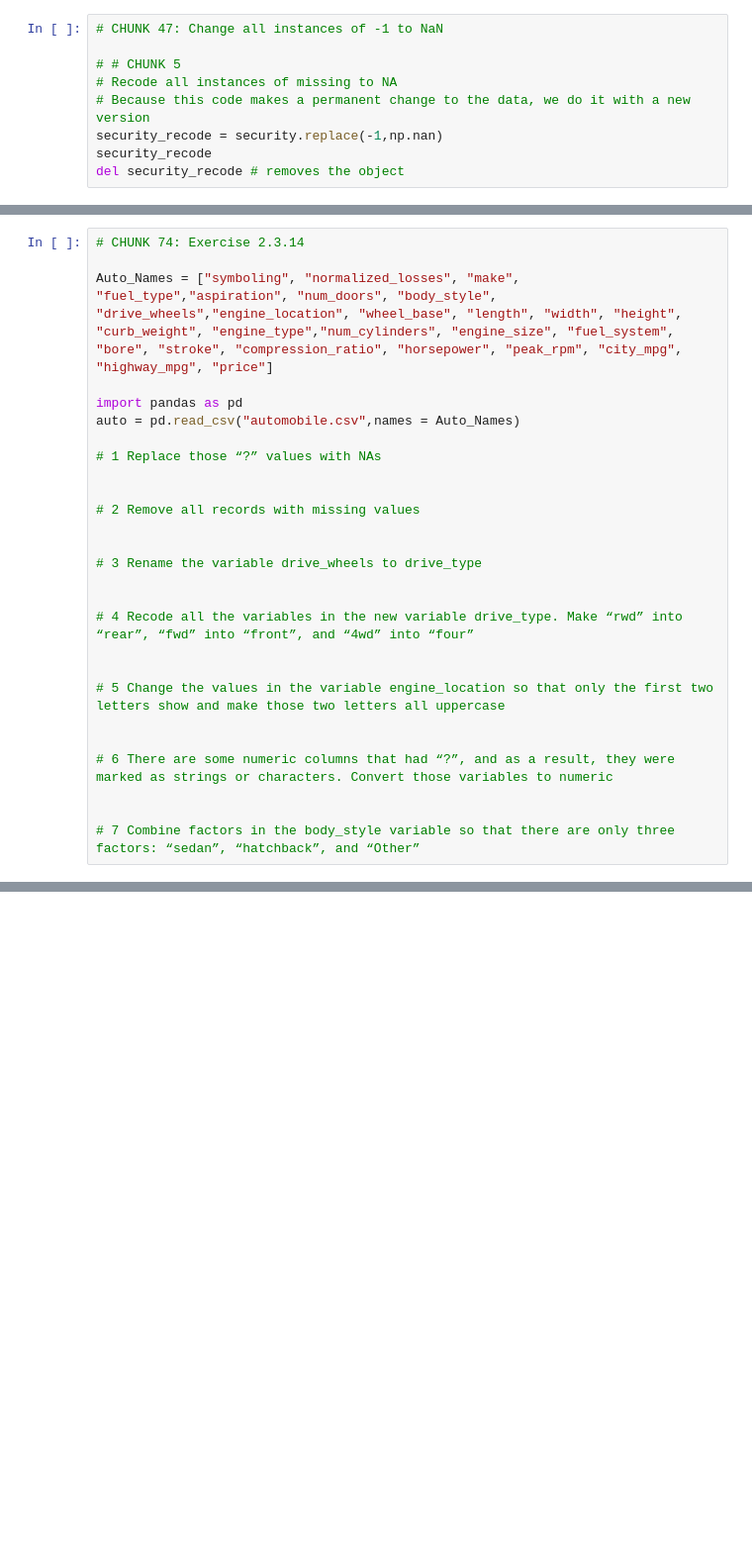
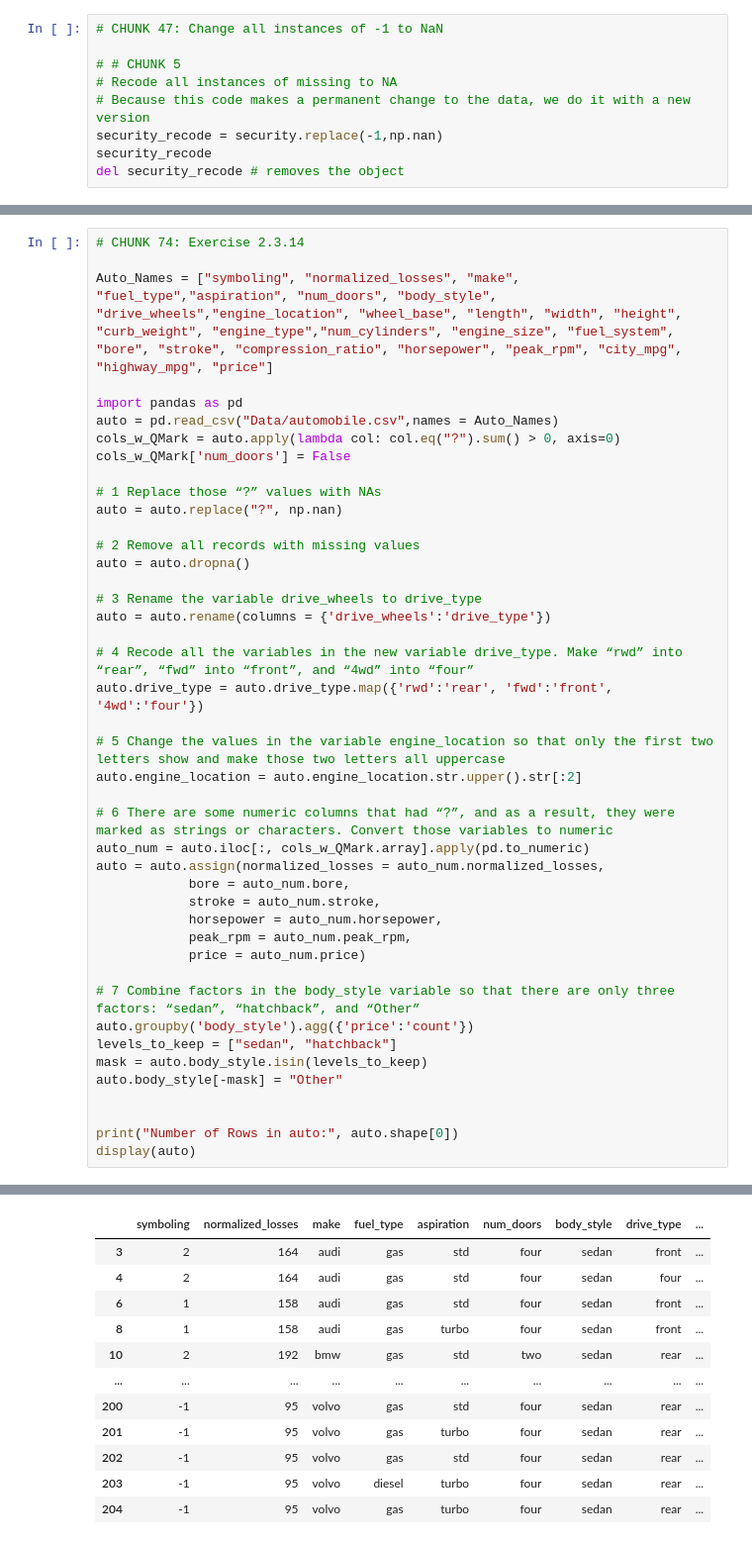
Before and after one commit to M-Christensen/ATPA, a Jupyter notebook: SOAModule_Notes/Module2/Sec2_DataTransformationCleaning.ipynb, the cells around one changed output, grey strips where cells are left out. Shown: that part at 99% size. Drawn from its saved outputs; the diff is of its cells as text; blank space fills up the shorter version.

Commit message:
Finished with Data Transformations and Cleaning

```diff
--- a/SOAModule_Notes/Module2/Sec2_DataTransformationCleaning.ipynb
+++ b/SOAModule_Notes/Module2/Sec2_DataTransformationCleaning.ipynb
@@ -783,24 +1014,41 @@ pd.Series(my_factor,dtype="int")
 Auto_Names = ["symboling", "normalized_losses", "make", "fuel_type","aspiration", "num_doors", "body_style", "drive_wheels","engine_location", "wheel_base", "length", "width", "height", "curb_weight", "engine_type","num_cylinders", "engine_size", "fuel_system", "bore", "stroke", "compression_ratio", "horsepower", "peak_rpm", "city_mpg", "highway_mpg", "price"]
 
 import pandas as pd
-auto = pd.read_csv("automobile.csv",names = Auto_Names)
+auto = pd.read_csv("Data/automobile.csv",names = Auto_Names)
+cols_w_QMark = auto.apply(lambda col: col.eq("?").sum() > 0, axis=0)
+cols_w_QMark['num_doors'] = False
 
 # 1 Replace those “?” values with NAs
+auto = auto.replace("?", np.nan)
+
+# 2 Remove all records with missing values
+auto = auto.dropna()
+
+# 3 Rename the variable drive_wheels to drive_type
+auto = auto.rename(columns = {'drive_wheels':'drive_type'})
+
+# 4 Recode all the variables in the new variable drive_type. Make “rwd” into “rear”, “fwd” into “front”, and “4wd” into “four”
+auto.drive_type = auto.drive_type.map({'rwd':'rear', 'fwd':'front', '4wd':'four'})
+
+# 5 Change the values in the variable engine_location so that only the first two letters show and make those two letters all uppercase
+auto.engine_location = auto.engine_location.str.upper().str[:2]
+
+# 6 There are some numeric columns that had “?”, and as a result, they were marked as strings or characters. Convert those variables to numeric
+auto_num = auto.iloc[:, cols_w_QMark.array].apply(pd.to_numeric)
+auto = auto.assign(normalized_losses = auto_num.normalized_losses,
+            bore = auto_num.bore,
+            stroke = auto_num.stroke,
+            horsepower = auto_num.horsepower,
+            peak_rpm = auto_num.peak_rpm,
+            price = auto_num.price)
+
+# 7 Combine factors in the body_style variable so that there are only three factors: “sedan”, “hatchback”, and “Other”
+auto.groupby('body_style').agg({'price':'count'})
+levels_to_keep = ["sedan", "hatchback"]
+mask = auto.body_style.isin(levels_to_keep)
+auto.body_style[-mask] = "Other"
 
 
-# 2 Remove all records with missing values
-
-
-# 3 Rename the variable drive_wheels to drive_type
-
-
-# 4 Recode all the variables in the new variable drive_type. Make “rwd” into “rear”, “fwd” into “front”, and “4wd” into “four”
-
-
-# 5 Change the values in the variable engine_location so that only the first two letters show and make those two letters all uppercase
-
-
-# 6 There are some numeric columns that had “?”, and as a result, they were marked as strings or characters. Convert those variables to numeric
-
-
-# 7 Combine factors in the body_style variable so that there are only three factors: “sedan”, “hatchback”, and “Other”
+print("Number of Rows in auto:", auto.shape[0])
+display(auto)
+# %% [output]
@@ -806,0 +1060,12 @@ auto = pd.read_csv("automobile.csv",names = Auto_Names)
+|  | symboling | normalized_losses | make | fuel_type | aspiration | num_doors | body_style | drive_type | ... |
+| 3 | 2 | 164 | audi | gas | std | four | sedan | front | ... |
+| 4 | 2 | 164 | audi | gas | std | four | sedan | four | ... |
+| 6 | 1 | 158 | audi | gas | std | four | sedan | front | ... |
+| 8 | 1 | 158 | audi | gas | turbo | four | sedan | front | ... |
+| 10 | 2 | 192 | bmw | gas | std | two | sedan | rear | ... |
+| ... | ... | ... | ... | ... | ... | ... | ... | ... | ... |
+| 200 | -1 | 95 | volvo | gas | std | four | sedan | rear | ... |
+| 201 | -1 | 95 | volvo | gas | turbo | four | sedan | rear | ... |
+| 202 | -1 | 95 | volvo | gas | std | four | sedan | rear | ... |
+| 203 | -1 | 95 | volvo | diesel | turbo | four | sedan | rear | ... |
+| 204 | -1 | 95 | volvo | gas | turbo | four | sedan | rear | ... |
```
Also changed, not shown: parts of 39 cells of this notebook.
